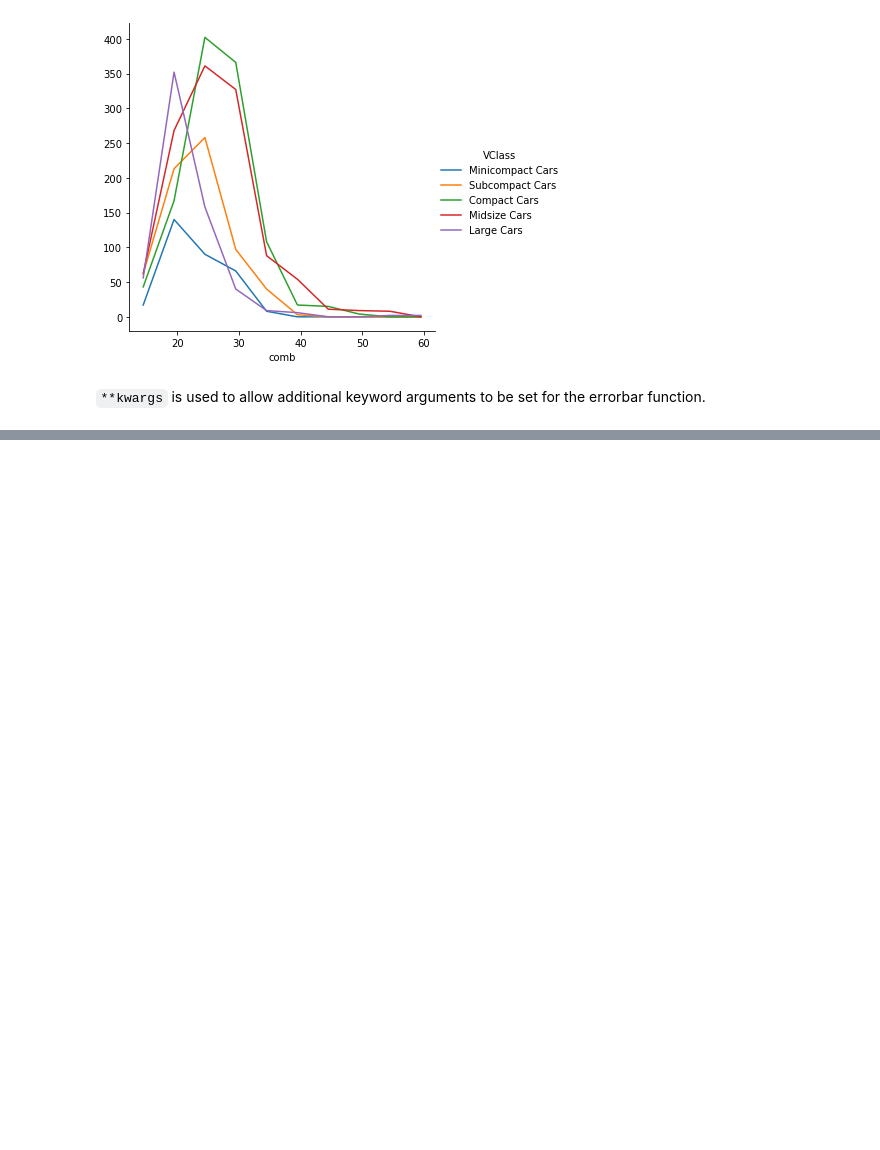
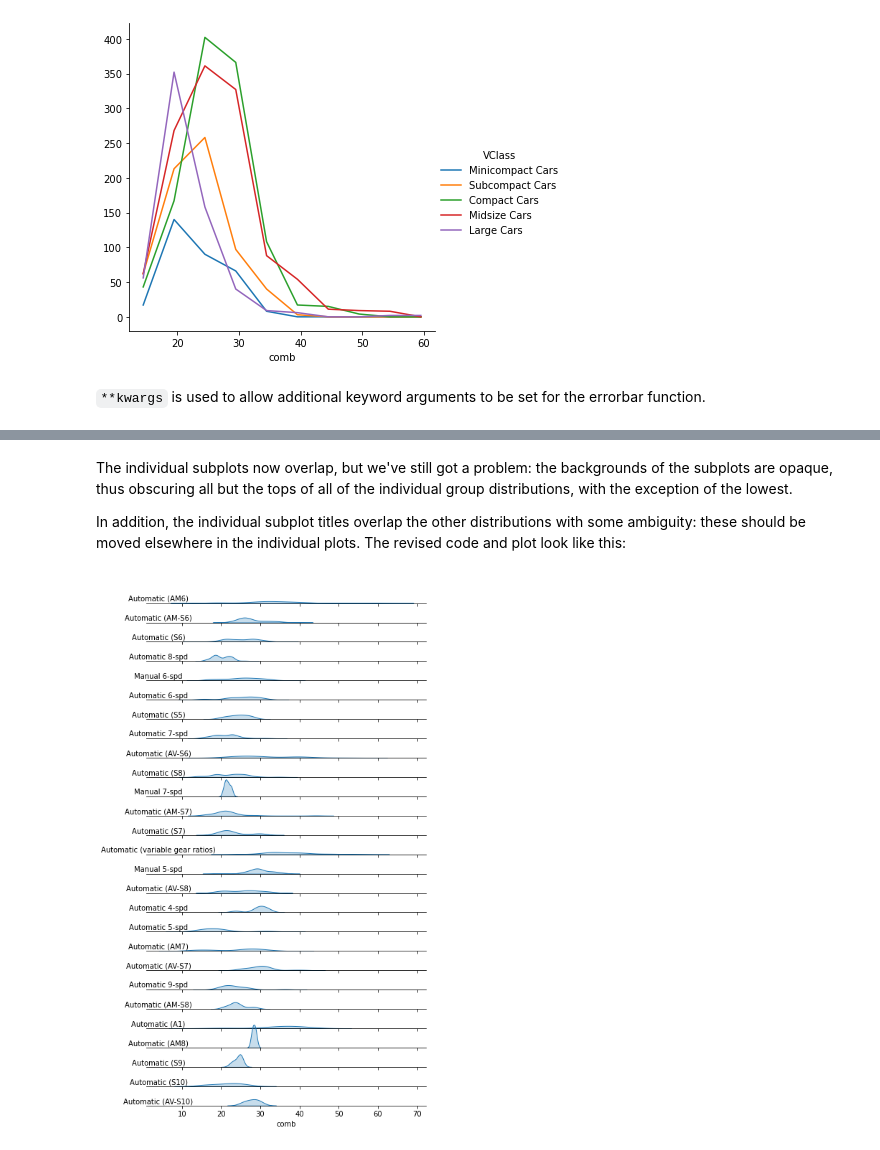
Before and after one commit to jackycwwang/data_visualization, a Jupyter notebook: 3. bivariate_exploration_of_data.ipynb, the cells around one changed output, grey strips where cells are left out. Saved outputs shown, nothing was run; the diff lists cells and outputs as text; code cells hidden in the pictures; blank space fills up the shorter version.

```diff
--- a/3. bivariate_exploration_of_data.ipynb
+++ b/3. bivariate_exploration_of_data.ipynb
@@ -1074,0 +1131,28 @@ sb.violinplot(data=fuel_econ, x='co2', y='VClass', color=base_color, inner='poin
+# %% [markdown]
+The individual subplots now overlap, but we've still got a problem: the backgrounds of the subplots are opaque, thus obscuring all but the tops of all of the individual group distributions, with the exception of the lowest.
+
+In addition, the individual subplot titles overlap the other distributions with some ambiguity: these should be moved elsewhere in the individual plots. The revised code and plot look like this:
+# %%
+group_means = fuel_econ[['trans', 'comb']].groupby(['trans']).mean()
+group_order = group_means.sort_values(['comb'], ascending = False).index
+
+
+g = sb.FacetGrid(data=fuel_econ, row='trans', height=0.5,
+                 col_order=group_order, aspect=14, gridspec_kws={'hspace': -0.2})
+g.map(sb.kdeplot, 'comb', shade=True);
+
+# remove the y-axes
+g.set(yticks=[])
+g.despine(left=True)
+
+# set the transparency of each subplot to full
+g.map(lambda **kwargs: plt.gca().patch.set_alpha(0))
+
+# remove subplot titles and write in new labels
+def label_text(x, **kwargs):
+    plt.text(4, 0.02, x.iloc[0], ha='center', va='bottom')
+g.map(label_text, 'trans')
+g.set_xlabels('comb')
+g.set_titles('');
+# %% [output]
+[figure, added]
```
Also changed, not shown: parts of 58 cells of this notebook.
